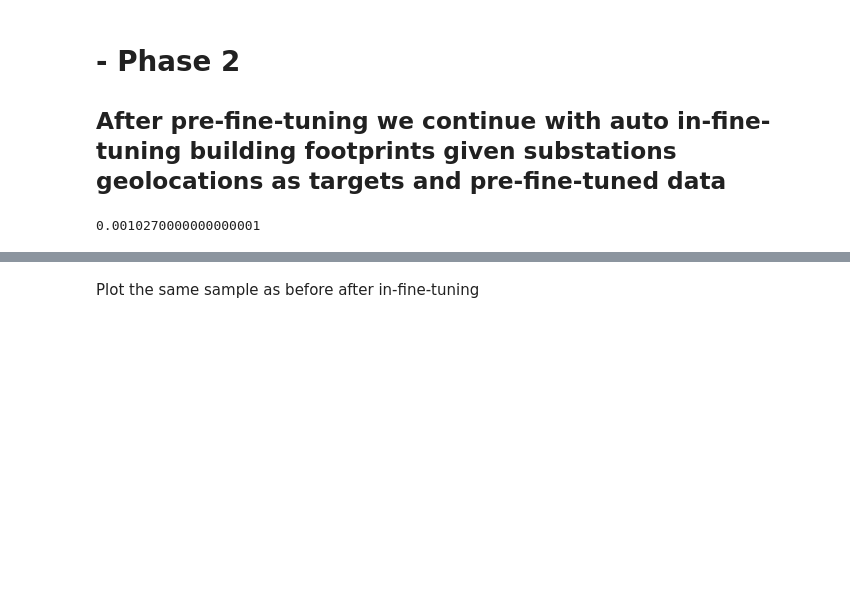
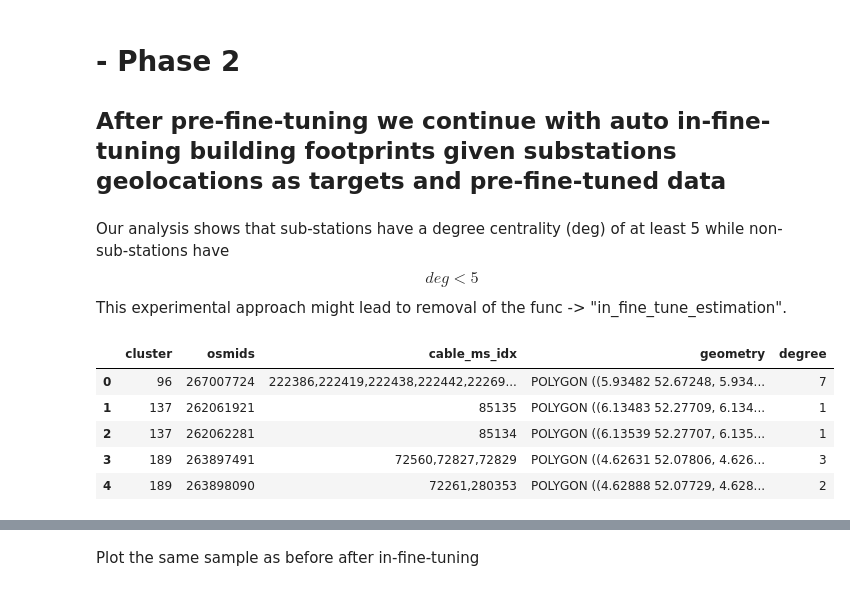
Before and after one commit to ciCciC/GeoGrids, a Jupyter notebook: notebooks/grid_reconstruction/compiling_footprint.ipynb, the cells around one changed output, grey strips where cells are left out. Saved outputs shown, nothing was run; the diff lists cells and outputs as text; code cells hidden in the pictures; blank space fills up the shorter version.

```diff
--- a/notebooks/grid_reconstruction/compiling_footprint.ipynb
+++ b/notebooks/grid_reconstruction/compiling_footprint.ipynb
@@ -201,10 +225,4 @@ Next:
 ## After pre-fine-tuning we continue with auto in-fine-tuning building footprints given substations geolocations as targets and pre-fine-tuned data
 # %%
 compiled_footprints = gpd.read_file(os.path.join(ROOT, 'static', 'footprint_manual_selection.geojson'))
-# %%
-# A maximum distance determined after analysing a subset of distances
-threshold = 0.198569 - 0.197542
-threshold
-# %% [output]
-0.0010270000000000001
 # %%
@@ -220,3 +249,15 @@ def in_fine_tune_estimation(stations: gpd.GeoDataFrame, footprints: gpd.GeoDataF
 
     # Return a flattened result
     return gpd.GeoDataFrame([y for x in fine_tuned_footprints for y in x.values], columns=compiled_footprints.columns)
+# %% [markdown]
+Our analysis shows that sub-stations have a degree centrality (deg) of at least 5 while non-sub-stations have $$deg < 5$$ This experimental approach might lead to removal of the func -> "in_fine_tune_estimation".
+# %%
+compiled_footprints['degree'] = compiled_footprints['cable_ms_idx'].apply(lambda x: len(x.split(',')))
+compiled_footprints.head()
+# %% [output]
+|  | cluster | osmids | cable_ms_idx | geometry | degree |
+| 0 | 96 | 267007724 | 222386,222419,222438,222442,22269... | POLYGON ((5.93482 52.67248, 5.934... | 7 |
+| 1 | 137 | 262061921 | 85135 | POLYGON ((6.13483 52.27709, 6.134... | 1 |
+| 2 | 137 | 262062281 | 85134 | POLYGON ((6.13539 52.27707, 6.135... | 1 |
+| 3 | 189 | 263897491 | 72560,72827,72829 | POLYGON ((4.62631 52.07806, 4.626... | 3 |
+| 4 | 189 | 263898090 | 72261,280353 | POLYGON ((4.62888 52.07729, 4.628... | 2 |
```
Also changed, not shown: parts of 42 cells of this notebook, 5 other files.
